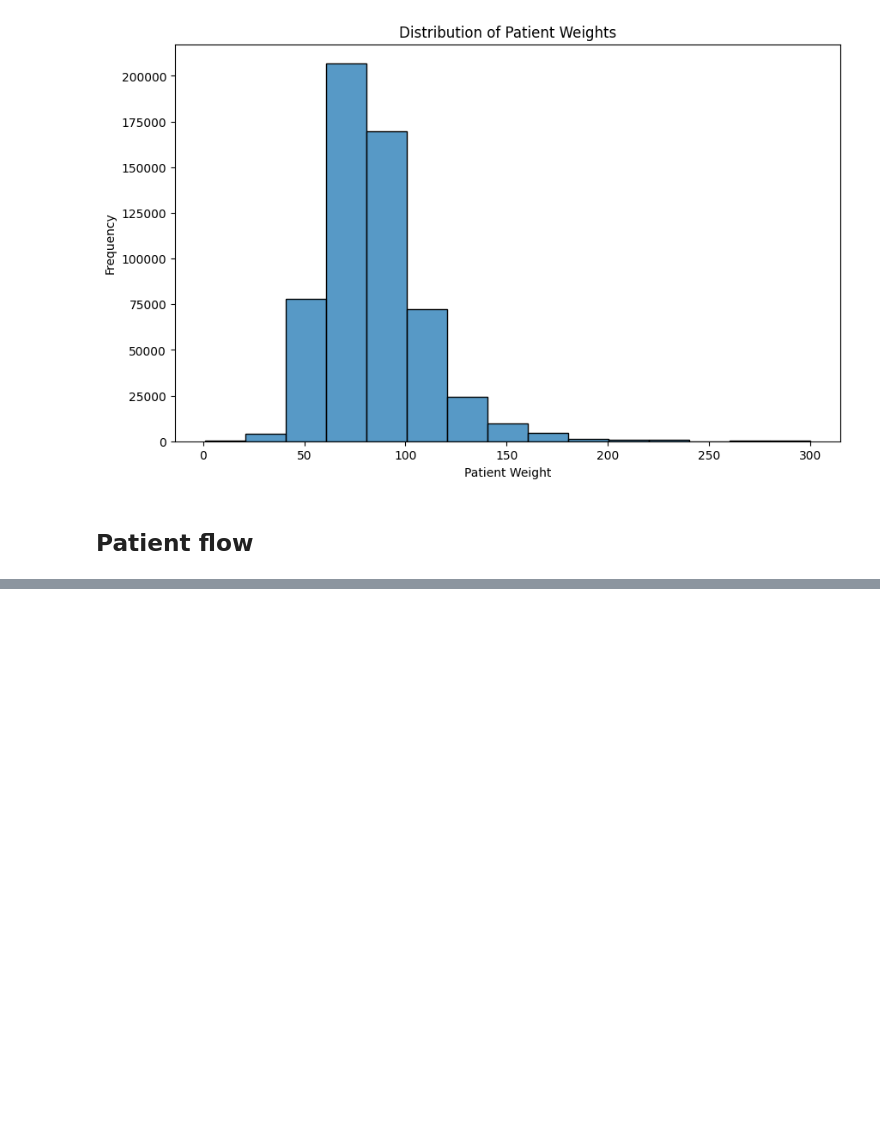
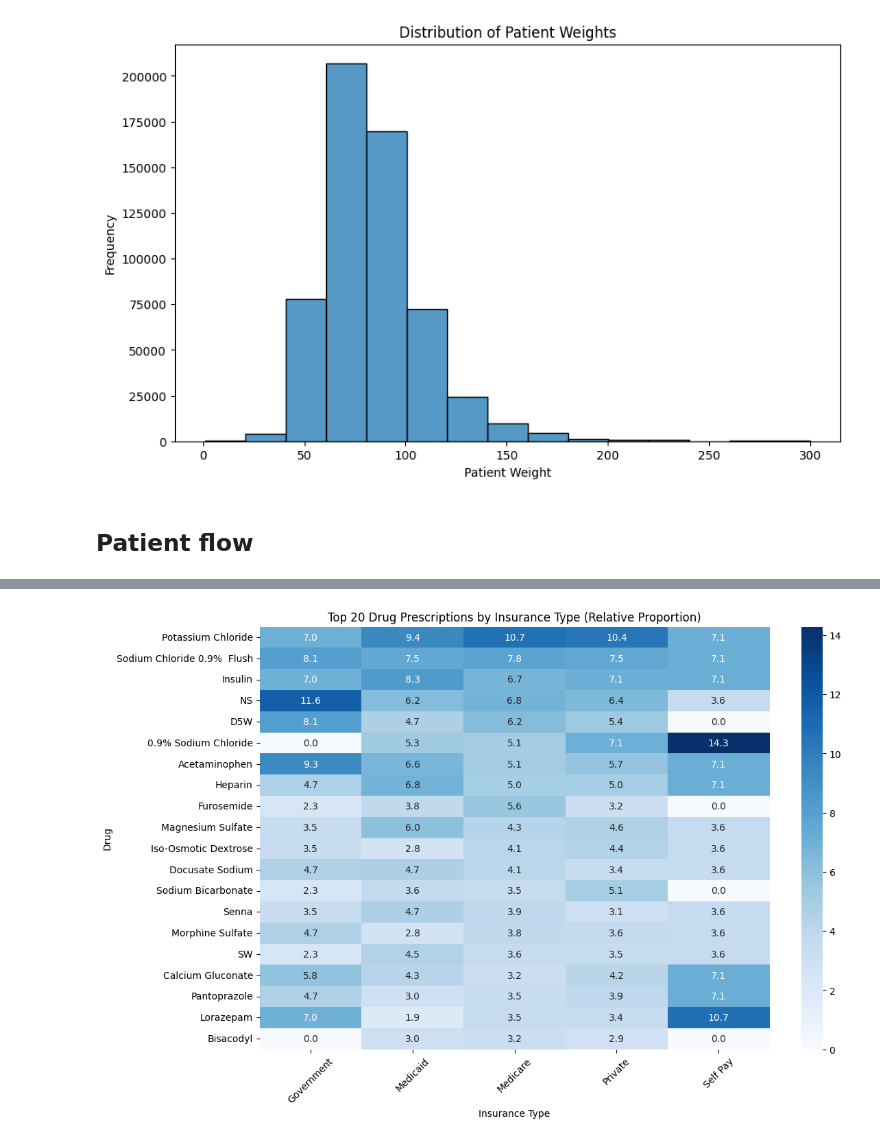
Before and after one commit to abhi99-ut/aih, a Jupyter notebook: Final_Clean_HW1.ipynb, the cells around one changed output, grey strips where cells are left out. Saved outputs shown, nothing was run; the diff lists cells and outputs as text; code cells hidden in the pictures; blank space fills up the shorter version.

```diff
--- a/Final_Clean_HW1.ipynb
+++ b/Final_Clean_HW1.ipynb
@@ -629,0 +859,9 @@ pio.renderers.default = 'notebook'
+# %%
+query = f"""
+SELECT *
+FROM `abhishek-project-001.mimic_data_prep.renal_patients_prescription_lab`
+
+"""
+renal_patients_prescription_lab = client.query(query).to_dataframe()
+# %%
+renal_patients_prescription_dedup = renal_patients_prescription_lab[['SUBJECT_ID','HADM_ID','SHORT_TITLE','ADMISSION_TYPE','INSURANCE','DIAGNOSIS','DRUG','FORM_UNIT_DISP']].drop_duplicates()
@@ -629,0 +879,19 @@ pio.renderers.default = 'notebook'
+# %%
+top_n = 20
+top_drugs = renal_patients_prescription_dedup['DRUG'].value_counts().nlargest(top_n).index
+
+drug_by_insurance = renal_patients_prescription_dedup.pivot_table(index='DRUG', columns='INSURANCE', aggfunc='size', fill_value=0)
+
+filtered_drug_by_insurance = drug_by_insurance.loc[top_drugs]
+
+drug_by_insurance_normalized = filtered_drug_by_insurance.div(filtered_drug_by_insurance.sum(axis=0), axis=1) * 100
+
+plt.figure(figsize=(12, 8))
+sns.heatmap(drug_by_insurance_normalized, cmap='Blues', annot=True, fmt='.1f')
+plt.title(f'Top {top_n} Drug Prescriptions by Insurance Type (Relative Proportion)')
+plt.xlabel('Insurance Type')
+plt.ylabel('Drug')
+plt.xticks(rotation=45)
+plt.show()
+# %% [output]
+[figure, added]
```
Also changed, not shown: parts of 14 cells of this notebook.
